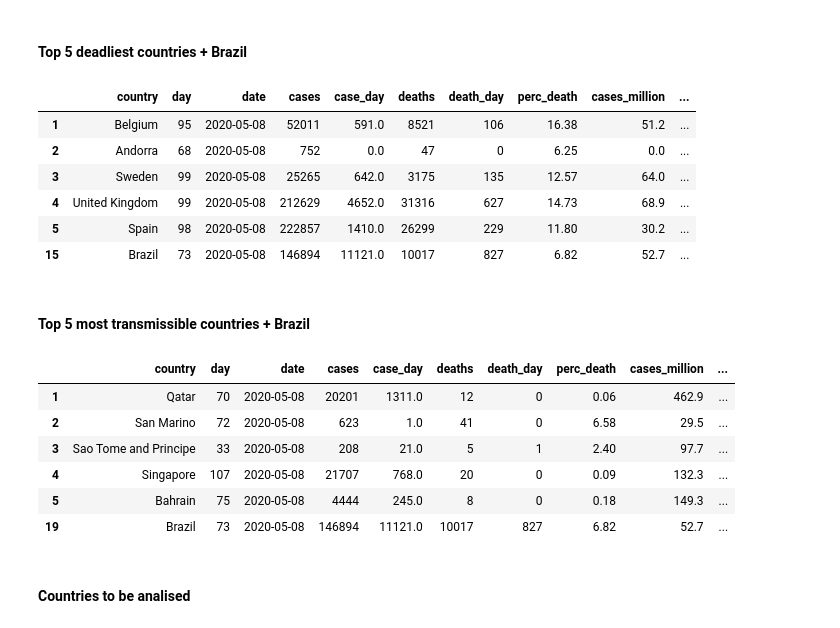
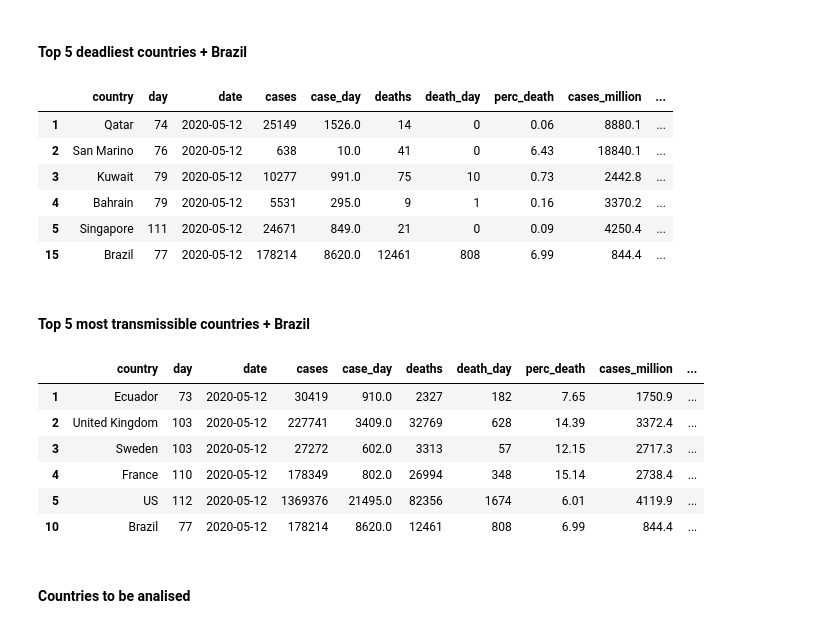
Before and after one commit to rafaelcastellar/coronavirus, a Jupyter notebook: notebooks/analysis.ipynb, the cells around one changed output. Saved outputs shown, nothing was run; the diff lists cells and outputs as text; code cells hidden in the pictures.

```diff
--- a/notebooks/analysis.ipynb
+++ b/notebooks/analysis.ipynb
@@ -50,8 +32,8 @@ array(['Afghanistan', 'Albania', 'Algeria', 'Andorra', 'Angola',
 # %% [markdown]
 #### Top 5 deadliest countries + Brazil
 # %%
-cols = ['country','day','date','cases','case_day','deaths','death_day', 'perc_death', 'cases_million',  'deaths_million', 'avg7_cases_million', 'avg7_deaths_million', 'avg7_recoveries_million']
-df_top_deaths = df[df['date']==str(today)].sort_values('avg7_deaths_million', ascending = False)
+cols = ['country','day','date','cases','case_day','deaths','death_day', 'perc_death', 'cases_million',  'deaths_million', 'avg7_case_day_million', 'avg7_death_day_million', 'avg7_recovery_day_million']
+df_top_deaths = df[df['date']==str(today)].sort_values('case_day_million', ascending = False)
 
 df_top_deaths.reset_index(0, inplace=True)
 df_top_deaths.index = df_top_deaths.index + 1
@@ -59,29 +41,29 @@ df_top_deaths = df_top_deaths[cols].head(qtdeMonitored).append(df_top_deaths[df_
 df_top_deaths
 # %% [output]
 |  | country | day | date | cases | case_day | deaths | death_day | perc_death | cases_million | ... |
-| 1 | Belgium | 95 | 2020-05-08 | 52011 | 591.0 | 8521 | 106 | 16.38 | 51.2 | ... |
-| 2 | Andorra | 68 | 2020-05-08 | 752 | 0.0 | 47 | 0 | 6.25 | 0.0 | ... |
-| 3 | Sweden | 99 | 2020-05-08 | 25265 | 642.0 | 3175 | 135 | 12.57 | 64.0 | ... |
-| 4 | United Kingdom | 99 | 2020-05-08 | 212629 | 4652.0 | 31316 | 627 | 14.73 | 68.9 | ... |
-| 5 | Spain | 98 | 2020-05-08 | 222857 | 1410.0 | 26299 | 229 | 11.80 | 30.2 | ... |
-| 15 | Brazil | 73 | 2020-05-08 | 146894 | 11121.0 | 10017 | 827 | 6.82 | 52.7 | ... |
+| 1 | Qatar | 74 | 2020-05-12 | 25149 | 1526.0 | 14 | 0 | 0.06 | 8880.1 | ... |
+| 2 | San Marino | 76 | 2020-05-12 | 638 | 10.0 | 41 | 0 | 6.43 | 18840.1 | ... |
+| 3 | Kuwait | 79 | 2020-05-12 | 10277 | 991.0 | 75 | 10 | 0.73 | 2442.8 | ... |
+| 4 | Bahrain | 79 | 2020-05-12 | 5531 | 295.0 | 9 | 1 | 0.16 | 3370.2 | ... |
+| 5 | Singapore | 111 | 2020-05-12 | 24671 | 849.0 | 21 | 0 | 0.09 | 4250.4 | ... |
+| 15 | Brazil | 77 | 2020-05-12 | 178214 | 8620.0 | 12461 | 808 | 6.99 | 844.4 | ... |
 # %% [markdown]
 #### Top 5 most transmissible countries + Brazil
 # %%
-df_top_cases = df[df['date']==str(today)].sort_values('avg7_cases_million', ascending = False)
+df_top_cases = df[df['date']==str(today)].sort_values('death_day_million', ascending = False)
 
 df_top_cases.reset_index(0, inplace=True)
 df_top_cases.index = df_top_cases.index + 1
 df_top_cases = df_top_cases[cols].head(qtdeMonitored).append(df_top_cases[df_top_cases['country']=='Brazil'][cols])
 df_top_cases
 # %% [output]
 |  | country | day | date | cases | case_day | deaths | death_day | perc_death | cases_million | ... |
-| 1 | Qatar | 70 | 2020-05-08 | 20201 | 1311.0 | 12 | 0 | 0.06 | 462.9 | ... |
-| 2 | San Marino | 72 | 2020-05-08 | 623 | 1.0 | 41 | 0 | 6.58 | 29.5 | ... |
-| 3 | Sao Tome and Principe | 33 | 2020-05-08 | 208 | 21.0 | 5 | 1 | 2.40 | 97.7 | ... |
-| 4 | Singapore | 107 | 2020-05-08 | 21707 | 768.0 | 20 | 0 | 0.09 | 132.3 | ... |
-| 5 | Bahrain | 75 | 2020-05-08 | 4444 | 245.0 | 8 | 0 | 0.18 | 149.3 | ... |
-| 19 | Brazil | 73 | 2020-05-08 | 146894 | 11121.0 | 10017 | 827 | 6.82 | 52.7 | ... |
+| 1 | Ecuador | 73 | 2020-05-12 | 30419 | 910.0 | 2327 | 182 | 7.65 | 1750.9 | ... |
+| 2 | United Kingdom | 103 | 2020-05-12 | 227741 | 3409.0 | 32769 | 628 | 14.39 | 3372.4 | ... |
+| 3 | Sweden | 103 | 2020-05-12 | 27272 | 602.0 | 3313 | 57 | 12.15 | 2717.3 | ... |
+| 4 | France | 110 | 2020-05-12 | 178349 | 802.0 | 26994 | 348 | 15.14 | 2738.4 | ... |
+| 5 | US | 112 | 2020-05-12 | 1369376 | 21495.0 | 82356 | 1674 | 6.01 | 4119.9 | ... |
+| 10 | Brazil | 77 | 2020-05-12 | 178214 | 8620.0 | 12461 | 808 | 6.99 | 844.4 | ... |
 # %% [markdown]
 #### Countries to be analised
 # %%
```
Also changed, not shown: parts of 8 cells of this notebook, 54 other files.
